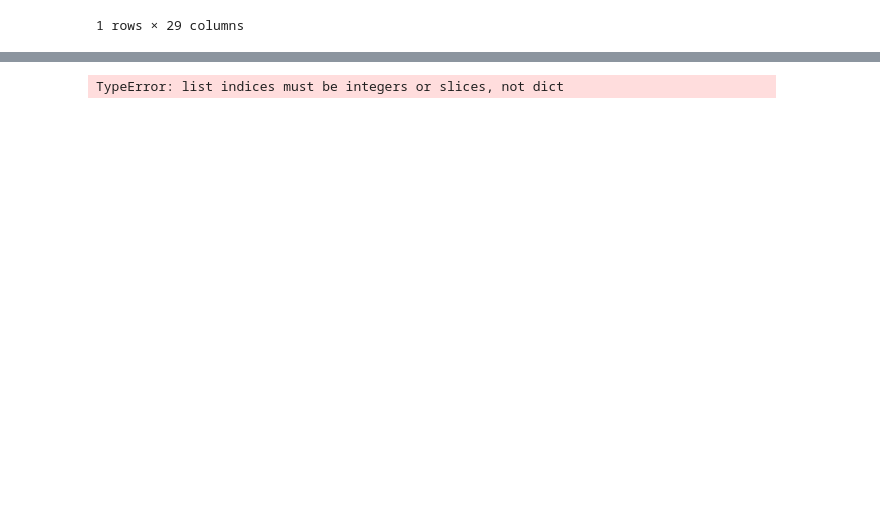
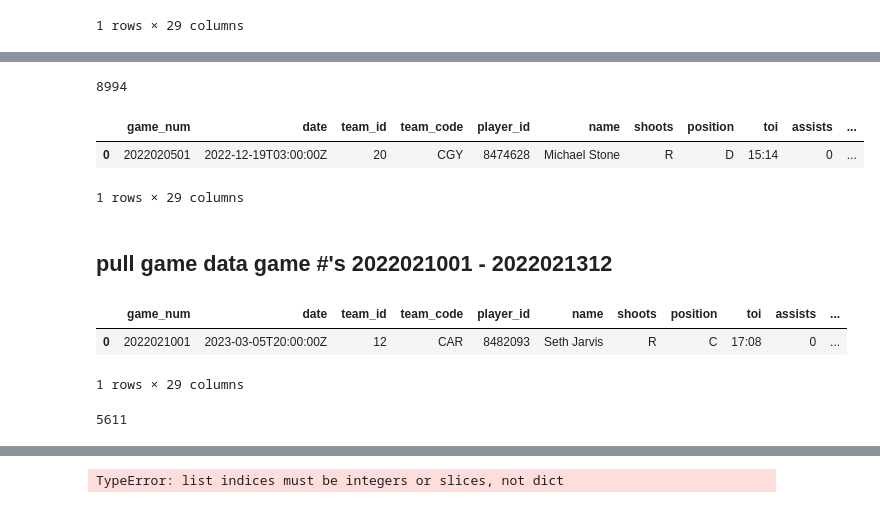
Before and after one commit to akobe4/NHL-Stats, a Jupyter notebook: Scoring_Rates/Notebooks/pull_data_players.ipynb, the cells around one changed output, grey strips where cells are left out. Cells and saved outputs as stored; diff of their text form; code cells hidden in the pictures; blank space fills up the shorter version.

```diff
--- a/Scoring_Rates/Notebooks/pull_data_players.ipynb
+++ b/Scoring_Rates/Notebooks/pull_data_players.ipynb
@@ -200,0 +293,30 @@ player_data_1.to_csv('player_data_500.csv')
+# %%
+#empty lists for creating the player dataframe - away team
+game_num = []
+date = []
+team_id = []
+team_code = []
+player_id = []
+name = []
+shoots = []
+position = []
+toi = []
+assists = []
+goals = []
+shots = []
+hits = []
+pp_goals = []
+pp_assists = []
+pim = []
+fo_perc = []
+fo_wins = []
+fo_taken = []
+takeaways = []
+giveaways = []
+sh_goals = []
+sh_assists = []
+blocked = []
+plus_minus = []
+even_toi = []
+pp_toi = []
+sh_toi = []
@@ -200,0 +363,20 @@ player_data_1.to_csv('player_data_500.csv')
+# %%
+len(fo_perc)
+# %% [output]
+8994
+# %%
+#create dataframe- away data
+player_data_a = pd.DataFrame(list(zip(game_num, date, team_id, team_code, player_id, name, shoots, position, toi, assists,
+                                     goals, shots, hits, pp_goals, pp_assists, pim, fo_perc, fo_wins, fo_taken, takeaways,
+                                     giveaways, sh_goals, sh_assists, blocked, plus_minus, even_toi, pp_toi, sh_toi)),
+               columns =['game_num', 'date', 'team_id', 'team_code', 'player_id', 'name', 'shoots', 'position', 'toi', 'assists',
+                                     'goals', 'shots', 'hits', 'pp_goals', 'pp_assists', 'pim', 'fo_perc', 'fo_wins', 'fo_taken', 'takeaways',
+                                     'giveaways', 'sh_goals', 'sh_assists', 'blocked', 'plus_minus', 'even_toi', 'pp_toi', 'sh_toi'])
+# %%
+player_data_a['home_away'] = 'away'
+# %%
+player_data_a.head(1)
+# %% [output]
+|  | game_num | date | team_id | team_code | player_id | name | shoots | position | toi | assists | ... |
+| 0 | 2022020501 | 2022-12-19T03:00:00Z | 20 | CGY | 8474628 | Michael Stone | R | D | 15:14 | 0 | ... |
+1 rows × 29 columns
@@ -200,0 +391,2 @@ player_data_1.to_csv('player_data_500.csv')
+# %% [markdown]
+## pull game data game #'s 2022021001 - 2022021312
@@ -200,0 +501,6 @@ player_data_1.to_csv('player_data_500.csv')
+# %%
+player_data_h.head(1)
+# %% [output]
+|  | game_num | date | team_id | team_code | player_id | name | shoots | position | toi | assists | ... |
+| 0 | 2022021001 | 2023-03-05T20:00:00Z | 12 | CAR | 8482093 | Seth Jarvis | R | C | 17:08 | 0 | ... |
+1 rows × 29 columns
@@ -200,0 +577,4 @@ player_data_1.to_csv('player_data_500.csv')
+# %%
+len(takeaways)
+# %% [output]
+5611
```
Also changed, not shown: parts of 39 cells of this notebook, 2 other files.
